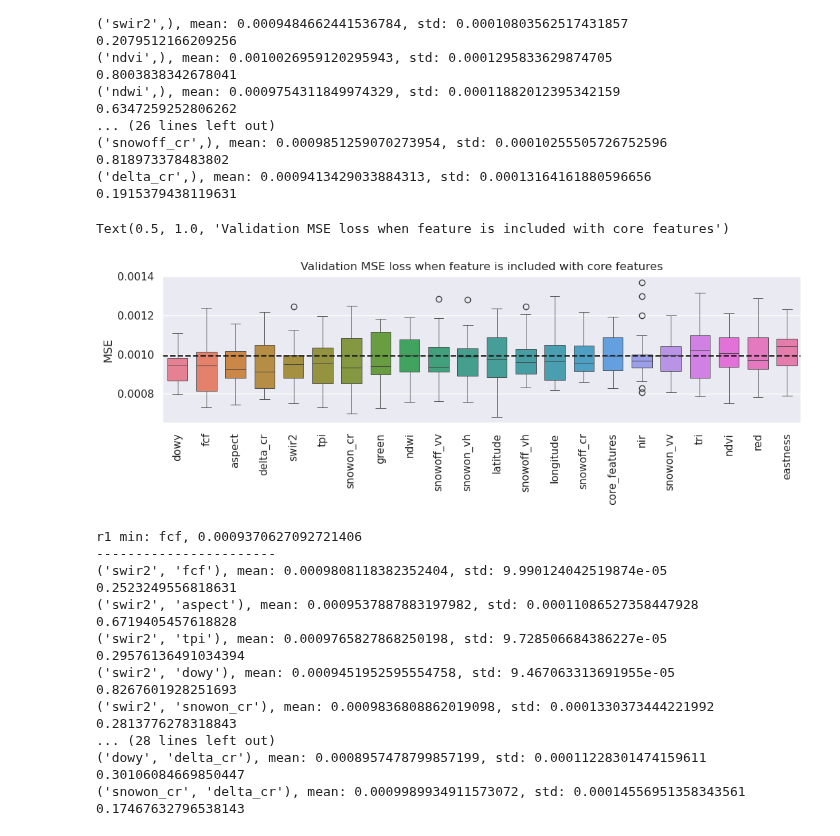
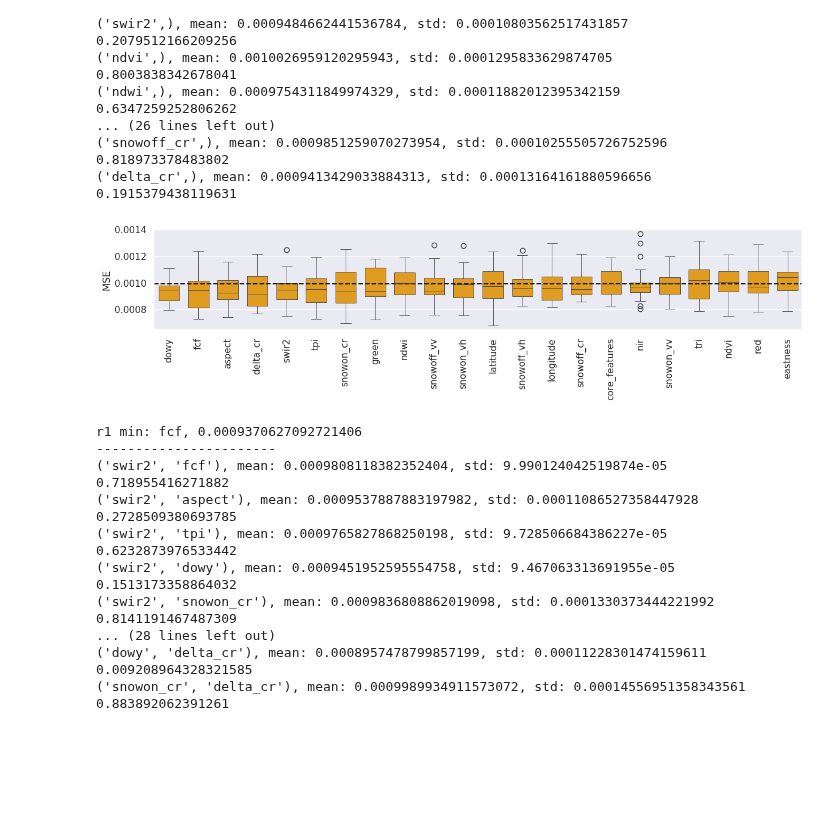
Before and after one commit to geo-smart/deep-snow, a Jupyter notebook: notebooks/train_val_test/feature_importance/check_pickle_addition_v3.ipynb, the cells around one changed output. Drawn from its saved outputs; the diff is of its cells as text; code cells hidden in the pictures; blank space fills up the shorter version.

```diff
--- a/notebooks/train_val_test/feature_importance/check_pickle_addition_v3.ipynb
+++ b/notebooks/train_val_test/feature_importance/check_pickle_addition_v3.ipynb
@@ -68,43 +68,42 @@ sorted_columns = improved_names + worse_names
 r1_df = r1_df[sorted_columns]
 # %%
 sns.set_theme()
-f, ax = plt.subplots(figsize=(12, 2.8))
-sns.boxplot(data=r1_df, ax=ax, linewidth=0.6, width=0.7)
+f, ax = plt.subplots(figsize=(14, 2.2))
+sns.boxplot(data=r1_df, ax=ax, linewidth=0.6, width=0.7, color='orange') #palette='Oranges_r'
 #sns.swarmplot(data=df, s=3, ax=ax)
 ax.tick_params(axis='x', rotation=90)
 ax.axhline(r1_df.core_features.mean(), c='k', linestyle='--')
 ax.set_ylabel('MSE')
-ax.set_title('Validation MSE loss when feature is included with core features')
+#ax.set_title('Validation MSE loss when feature is included with core features')
 
-#plt.savefig('../../figs/addition_MSE_change.png', dpi=400, bbox_inches="tight")
+plt.savefig('../../../figs/addition_MSE_change_v1.png', dpi=400, bbox_inches="tight")
 # %% [output]
-Text(0.5, 1.0, 'Validation MSE loss when feature is included with core features')
-[figure, old version]
+[figure, new version]
 # %%
 print(f'r1 min: {r1_df[r1_df.mean().idxmin()].name}, {r1_df[r1_df.mean().idxmin()].mean()}')
 print('-----------------------')
 for key, value in experiment_data['r2'].items():
     print(f'{key}, mean: {np.mean(value)}, std: {np.std(value)}')
-    stat_val, p_val = ttest_ind(r1_df[r1_df.mean().idxmin()], value, equal_var=False)
+    stat_val, p_val = ttest_ind(experiment_data['r0_baseline'], value, equal_var=False)
     print(p_val)
 # %% [output]
 r1 min: fcf, 0.0009370627092721406
 -----------------------
 ('swir2', 'fcf'), mean: 0.0009808118382352404, std: 9.990124042519874e-05
-0.2523249556818631
+0.718955416271882
 ('swir2', 'aspect'), mean: 0.0009537887883197982, std: 0.00011086527358447928
-0.6719405457618828
+0.2728509380693785
 ('swir2', 'tpi'), mean: 0.0009765827868250198, std: 9.728506684386227e-05
-0.29576136491034394
+0.6232873976533442
 ('swir2', 'dowy'), mean: 0.0009451952595554758, std: 9.467063313691955e-05
-0.8267601928251693
+0.1513173358864032
 ('swir2', 'snowon_cr'), mean: 0.0009836808862019098, std: 0.0001330373444221992
-0.2813776278318843
+0.8141191467487309
 ... (28 lines left out)
 ('dowy', 'delta_cr'), mean: 0.0008957478799857199, std: 0.00011228301474159611
-0.30106084669850447
+0.009208964328321585
 ('snowon_cr', 'delta_cr'), mean: 0.0009989934911573072, std: 0.00014556951358343561
-0.17467632796538143
+0.883892062391261
 # %%
 dic_for_df = experiment_data['r2']
 dic_for_df[('core_features',)] = experiment_data['r0_baseline']
```
Also changed, not shown: parts of 5 cells of this notebook, 15 other files.
